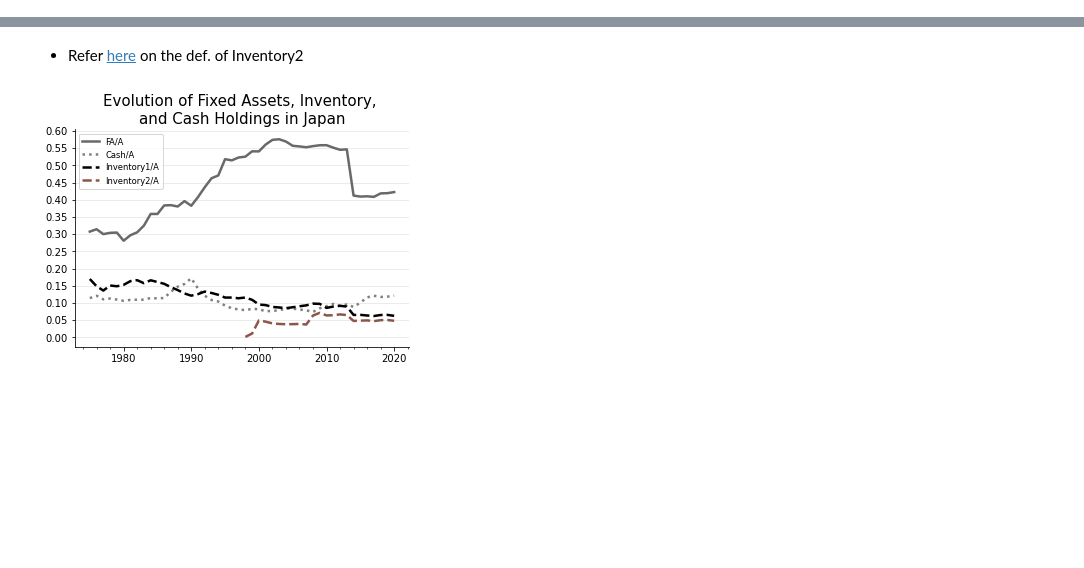
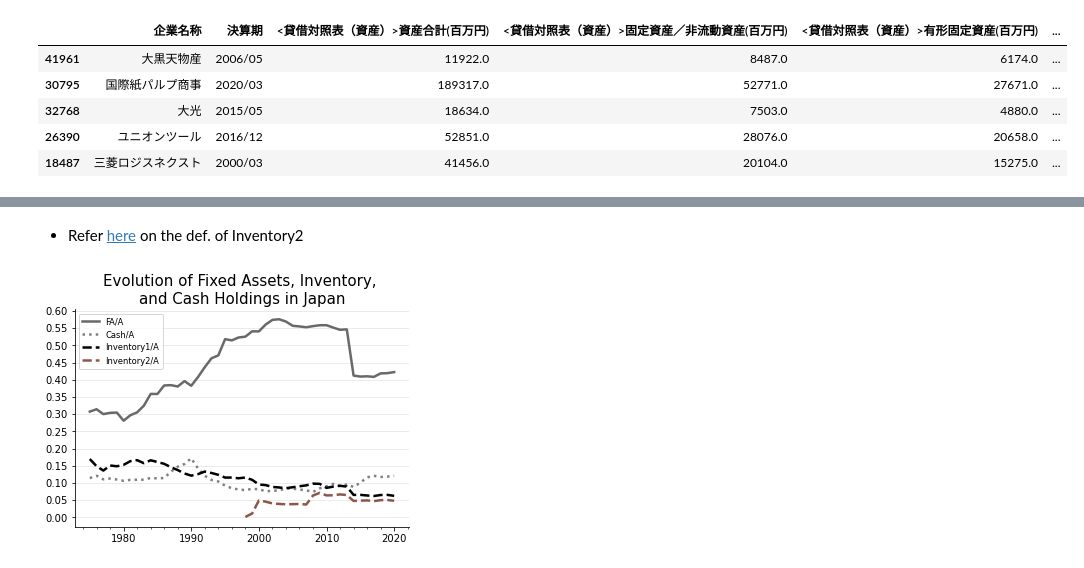
Before and after one commit to Icchi-Koza/seminar, a Jupyter notebook: Python in VScode/Kahle and Stultz/figure3.ipynb, the cells around one changed output, grey strips where cells are left out. Cells and saved outputs as stored; diff of their text form; code cells hidden in the pictures; blank space fills up the shorter version.

```diff
--- a/Python in VScode/Kahle and Stultz/figure3.ipynb
+++ b/Python in VScode/Kahle and Stultz/figure3.ipynb
@@ -32,10 +41,18 @@ dat2=pd.read_csv(url2,encoding='cp932')
 # %%
 list1=[1, 2, 5, 6, 7, 9, 10]
 col1=dat1.columns.tolist()
 col2=[]
 for i in list1:
   col2.append(col1[i])
 dat1=dat1.loc[:,col2]
+dat1.sample(5)
+# %% [output]
+|  | 企業名称 | 決算期 | <貸借対照表（資産）>資産合計(百万円) | <貸借対照表（資産）>固定資産／非流動資産(百万円) | <貸借対照表（資産）>有形固定資産(百万円) | ... |
+| 41961 | 大黒天物産 | 2006/05 | 11922.0 | 8487.0 | 6174.0 | ... |
+| 30795 | 国際紙パルプ商事 | 2020/03 | 189317.0 | 52771.0 | 27671.0 | ... |
+| 32768 | 大光 | 2015/05 | 18634.0 | 7503.0 | 4880.0 | ... |
+| 26390 | ユニオンツール | 2016/12 | 52851.0 | 28076.0 | 20658.0 | ... |
+| 18487 | 三菱ロジスネクスト | 2000/03 | 41456.0 | 20104.0 | 15275.0 | ... |
 # %%
 list2=[1,2,5,6,7,8]
 col3=dat2.columns.tolist()
```
Also changed, not shown: parts of 4 cells of this notebook.
